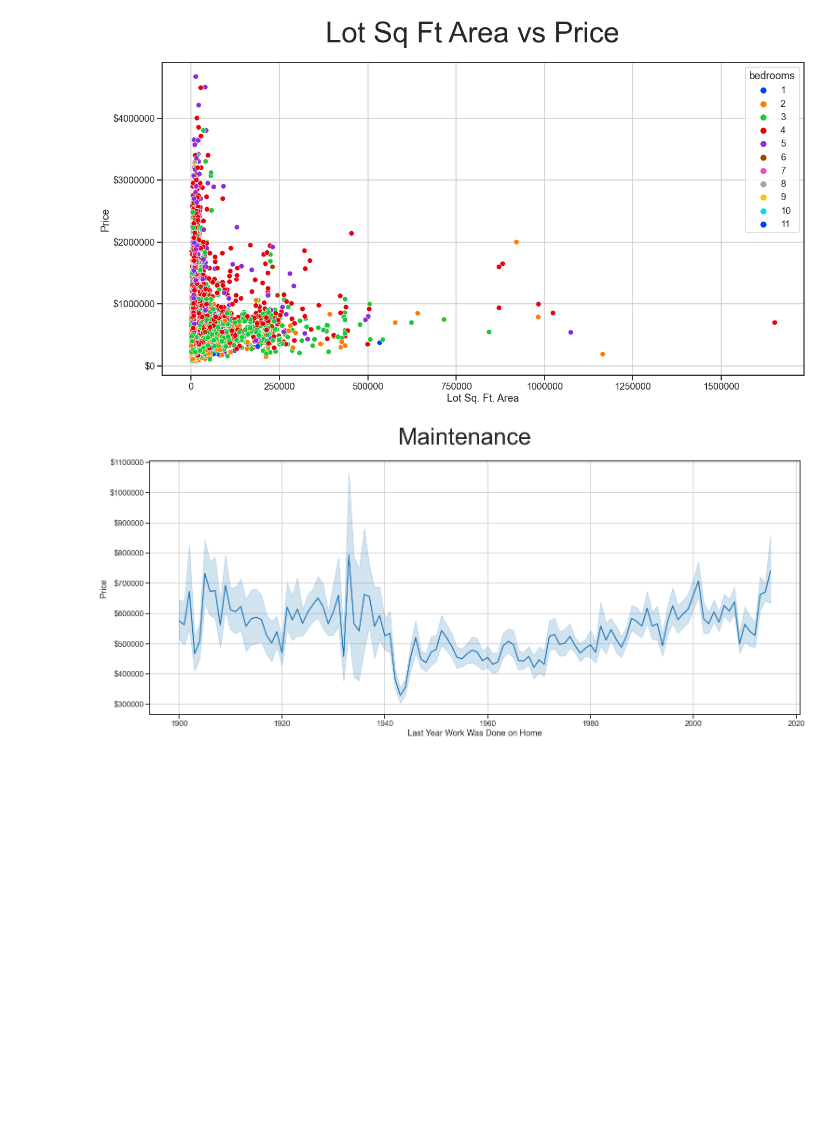
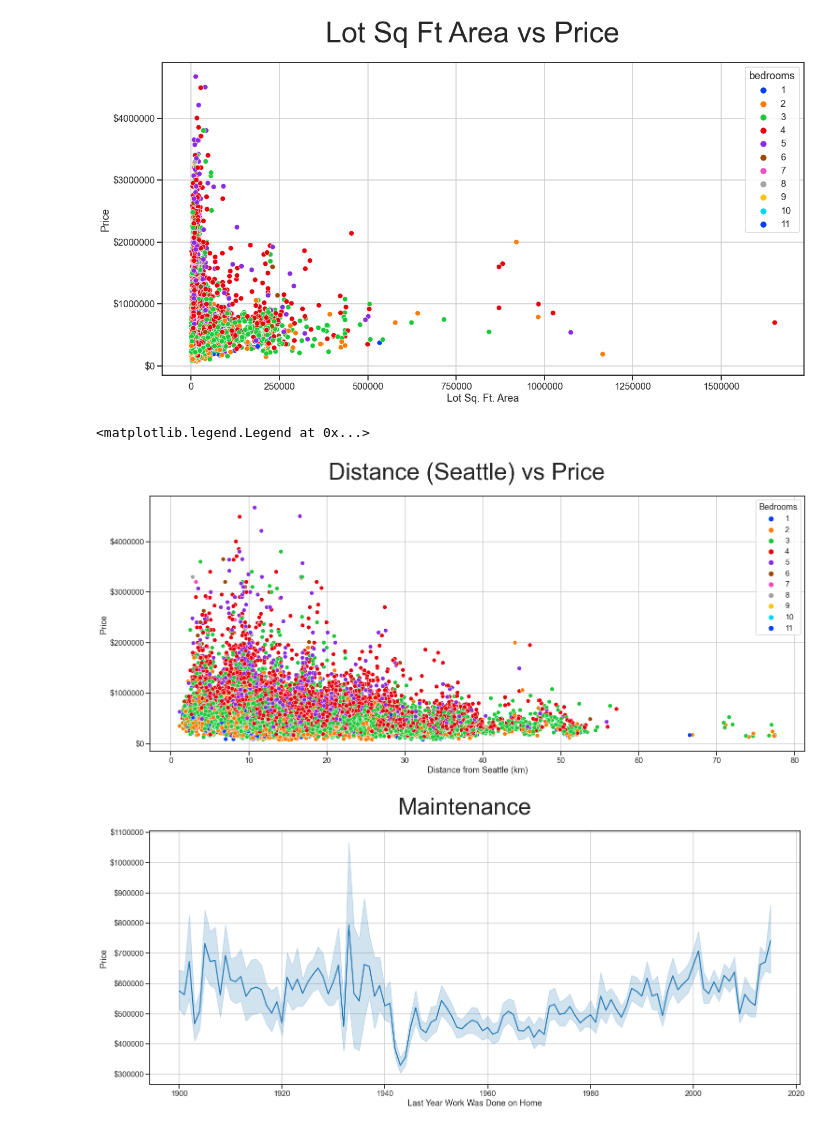
Before and after one commit to jeffreytoller/dsc-phase-2-project-v2-3, a Jupyter notebook: Post 1 Code Only.ipynb, the cells around one changed output. Saved outputs shown, nothing was run; the diff lists cells and outputs as text; code cells hidden in the pictures; blank space fills up the shorter version.

```diff
--- a/Post 1 Code Only.ipynb
+++ b/Post 1 Code Only.ipynb
@@ -412,6 +412,17 @@ plt.ticklabel_format(style='plain', axis='x')
 plt.grid()
 # %% [output]
 [figure]
+# %%
+fig, axs = plt.subplots(figsize = (25,10))
+fig.suptitle('Distance (Seattle) vs Price', fontsize = 50)
+axs.yaxis.set_major_formatter('${x:1.0f}')
+sns.scatterplot(data = df, x = 'dist_to_seattle', y = 'price', hue = 'bedrooms', palette = 'bright').set(xlabel='Distance from Seattle (km)', ylabel='Price')
+plt.ticklabel_format(style='plain', axis='x')
+plt.grid()
+plt.legend(title = 'Bedrooms')
+# %% [output]
+<matplotlib.legend.Legend at 0x...>
+[figure, added]
 # %%
 fig, axs = plt.subplots(figsize = (25,10))
 fig.suptitle('Maintenance', fontsize = 50)
```
